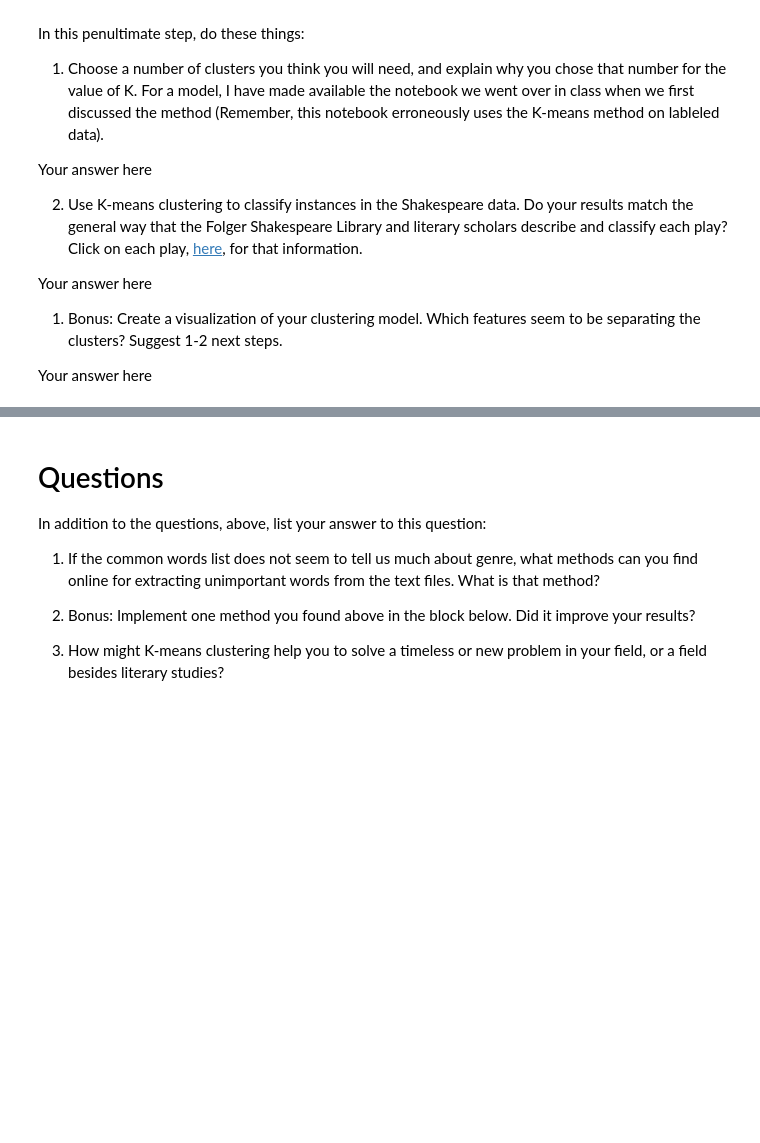
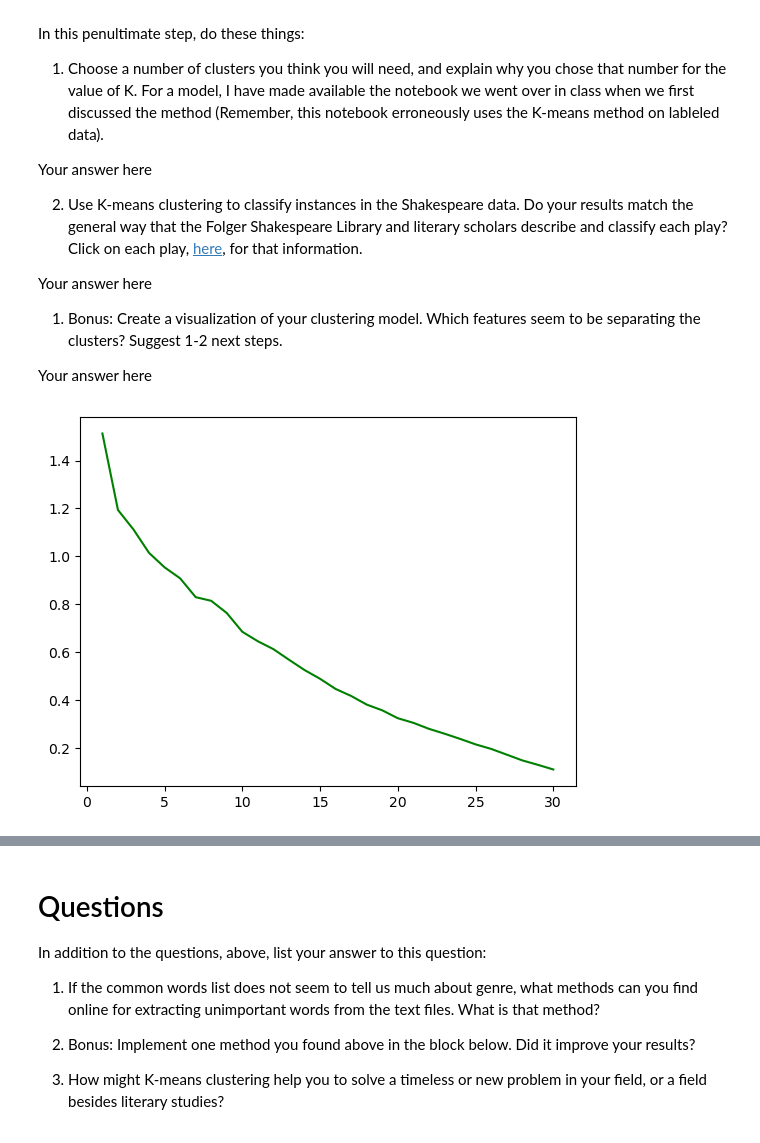
Before and after one commit to 2024-FALL-DSC-412-001/unit-5-k-means-hw-eftucker, a Jupyter notebook: unit_5_k_means_hw.ipynb, the cells around one changed output, grey strips where cells are left out. Saved outputs shown, nothing was run; the diff lists cells and outputs as text; code cells hidden in the pictures; blank space fills up the shorter version.

```diff
--- a/unit_5_k_means_hw.ipynb
+++ b/unit_5_k_means_hw.ipynb
@@ -103,3 +103,77 @@ Your answer here
 1.   Bonus: Create a visualization of your clustering model. Which features seem to be separating the clusters? Suggest 1-2 next steps.
 
 Your answer here
+# %%
+# Extra Imports
+import numpy as np
+import os
+import matplotlib.pyplot as plt
+from sklearn.cluster import KMeans
+from sklearn.decomposition import PCA
+
+# Firstly, lets clean the data because I notice a row that is not supposed to be there, the .ipynb_checkpoints
+df = shakespeare.drop(".ipynb_checkpoints")
+
+# Creating the X
+X = np.array(df, dtype=np.float64)
+
+# Making the model, standard parameters for now
+# Using n_clusters=5 because of the 5 types of plays: Comedy, History, Tragedy, Romance, and Tragicomedy
+model = KMeans(n_clusters=5, random_state=42)
+
+# Training the model
+os.environ["OMP_NUM_THREADS"] = "1"  # Line to fix memory leak warning
+model.fit(X)
+
+inertia = np.array([])
+n_clusters = np.arange(1, 31)
+
+for i in n_clusters:
+    model = KMeans(n_clusters=i, random_state=42)
+    model.fit(X)
+    inertia = np.append(inertia, model.inertia_)
+
+# Plotting inertia vs n_clusters
+plt.plot(n_clusters, inertia, color="green")
+plt.show()
+
+"""
+Both Romeo and Juliet and Othello are classfied as tragedies according to Folgers Shakespear
+Thus, they should be in the same genre cluster
+"""
+
+model = KMeans(n_clusters=5, random_state=42)
+model.fit(X)
+print("Inertia:", model.inertia_)
+print("These should match if our classification is correct:")
+print("Romeo and Juliet:", model.predict(np.array([df.loc["romeo-and-juliet"]])))
+print("Othello:", model.predict(np.array([df.loc["othello"]])))
+print("And they do!")
+
+print("These should not match:")
+print("Coriolanus:", model.predict(np.array([df.loc["coriolanus"]])))
+print("Twelfth Night", model.predict(np.array([df.loc["twelfth-night"]])))
+print("However, Twelfth night is a comedy that doesn't matches the tragedies. Clearly the model isn't perfect.")
+
+
+"""
+Implementing PCA to reduce the dimensionality of the words
+"""
+pca = PCA(n_components=15)
+X = pca.fit_transform(X)
+model = KMeans(n_clusters=5, random_state=42)
+model.fit(X)
+
+print("Reducing the components reduces the overall error substantially:")
+print("Inertia:", model.inertia_)
+
+# These are the necessary indices, we need to use the transformed data to predict
+print("These should match:")
+print("Romeo and Juliet:", model.predict([X[28]]))
+print("Othello:", model.predict([X[27]]))
+
+print("Is Twelfth Night (Comedy) distinct from Romeo and Juliet and Othello?")
+print("Twelfth Night:", model.predict([X[33]]))
+print("No, PCA was not able to fix this discrepancy.")
+# %% [output]
+[figure, added]
```
Also changed, not shown: parts of 2 cells of this notebook.
